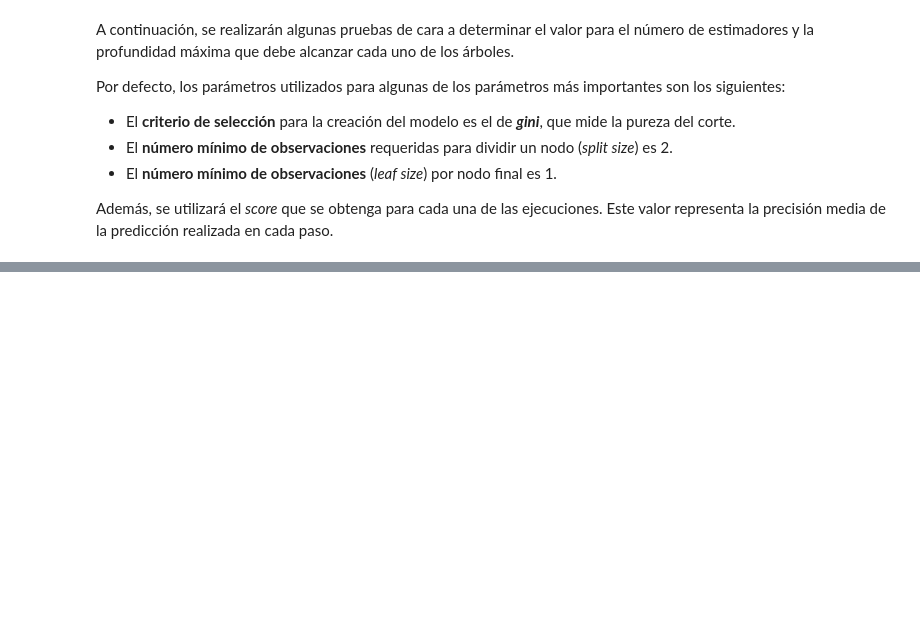
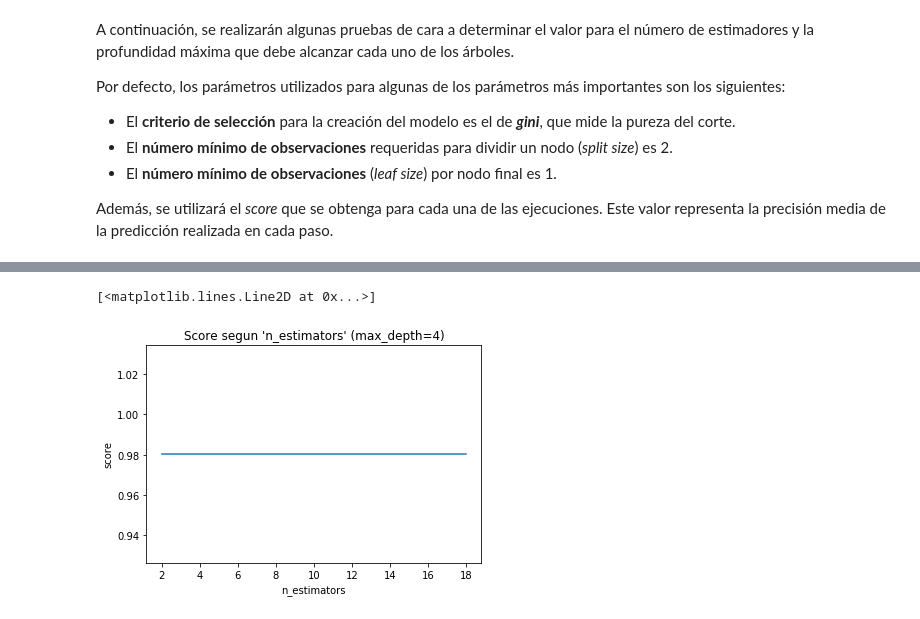
Before and after one commit to diego-anderica/Trabajo-Prediccion, a Jupyter notebook: Random Forest.ipynb, the cells around one changed output, grey strips where cells are left out. Cells and saved outputs as stored; diff of their text form; code cells hidden in the pictures; blank space fills up the shorter version.

```diff
--- a/Random Forest.ipynb
+++ b/Random Forest.ipynb
@@ -259,0 +207,18 @@ De acuerdo con los valores de las importancias de las diferentes característica
+# %%
+# Probar diferentes cantidades de estimadores (n_estimators)
+estimators = np.arange(2, 20, 2)
+scores = []
+
+for n in estimators:
+    model = RandomForestClassifier(n_jobs=-1, random_state=0)
+    model.set_params(n_estimators=n, max_depth=4)
+    model.fit(X_train, y_train)
+    scores.append(model.score(X_test, y_test))
+
+plt.title("Score segun 'n_estimators' (max_depth=4)")
+plt.xlabel("n_estimators")
+plt.ylabel("score")
+plt.plot(estimators, scores)
+# %% [output]
+[<matplotlib.lines.Line2D at 0x...>]
+[figure, added]
```
Also changed, not shown: parts of 54 cells of this notebook.
